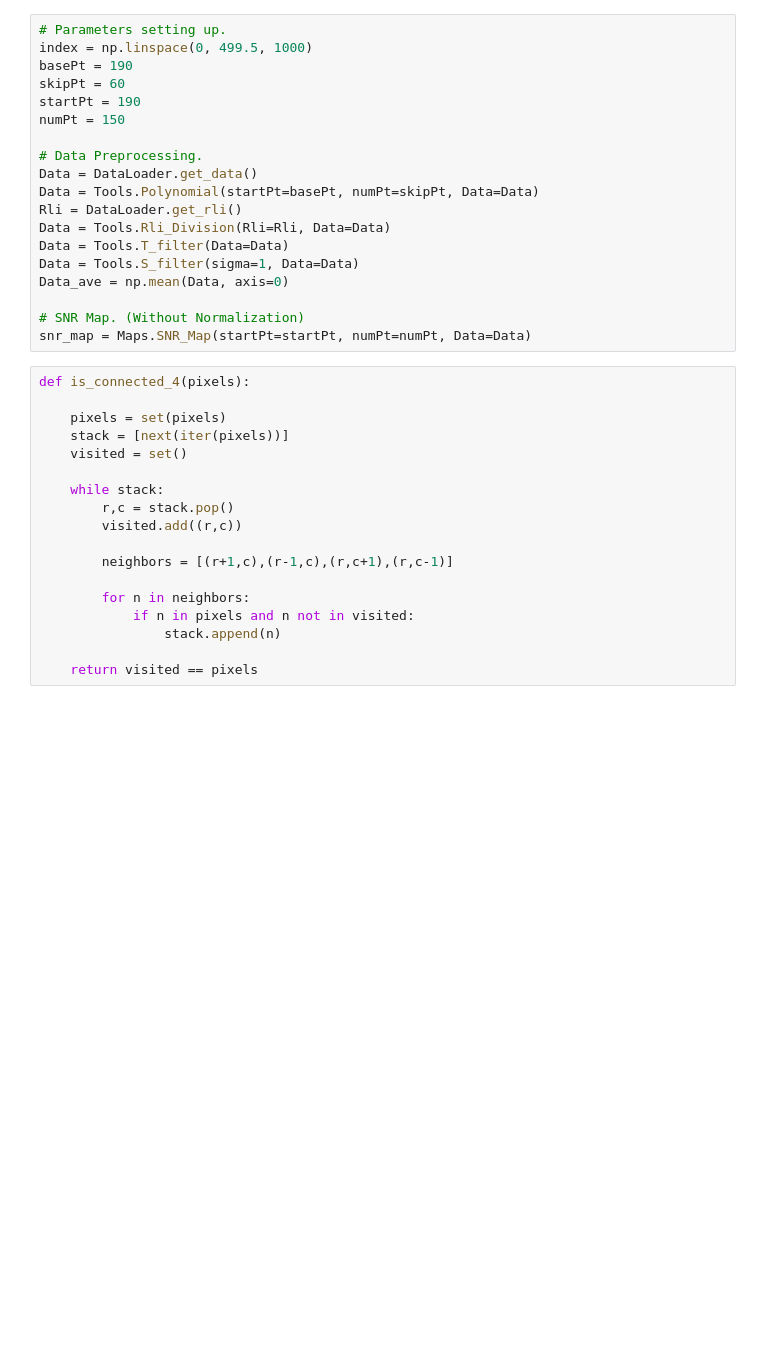
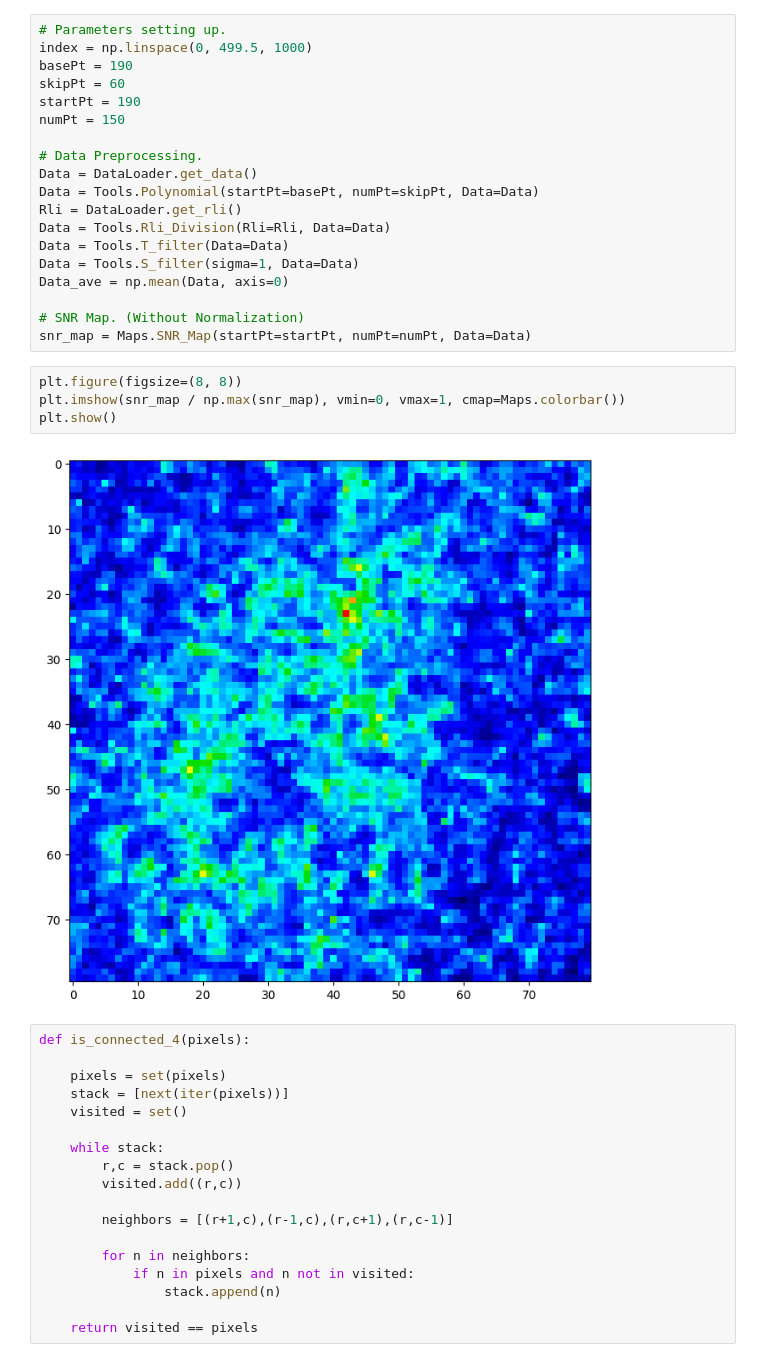
Before and after one commit to TianchengXu0420/ZDA_Adventure, a Jupyter notebook: 3x3Area.ipynb, the cells around one changed output. Cells and saved outputs as stored; diff of their text form; blank space fills up the shorter version.

```diff
--- a/3x3Area.ipynb
+++ b/3x3Area.ipynb
@@ -36,6 +36,12 @@ Data_ave = np.mean(Data, axis=0)
 
 # SNR Map. (Without Normalization)
 snr_map = Maps.SNR_Map(startPt=startPt, numPt=numPt, Data=Data)
+# %%
+plt.figure(figsize=(8, 8))
+plt.imshow(snr_map / np.max(snr_map), vmin=0, vmax=1, cmap=Maps.colorbar())
+plt.show()
+# %% [output]
+[figure, added]
 # %%
 def is_connected_4(pixels):
 
```
Also changed, not shown: parts of 9 cells of this notebook.
